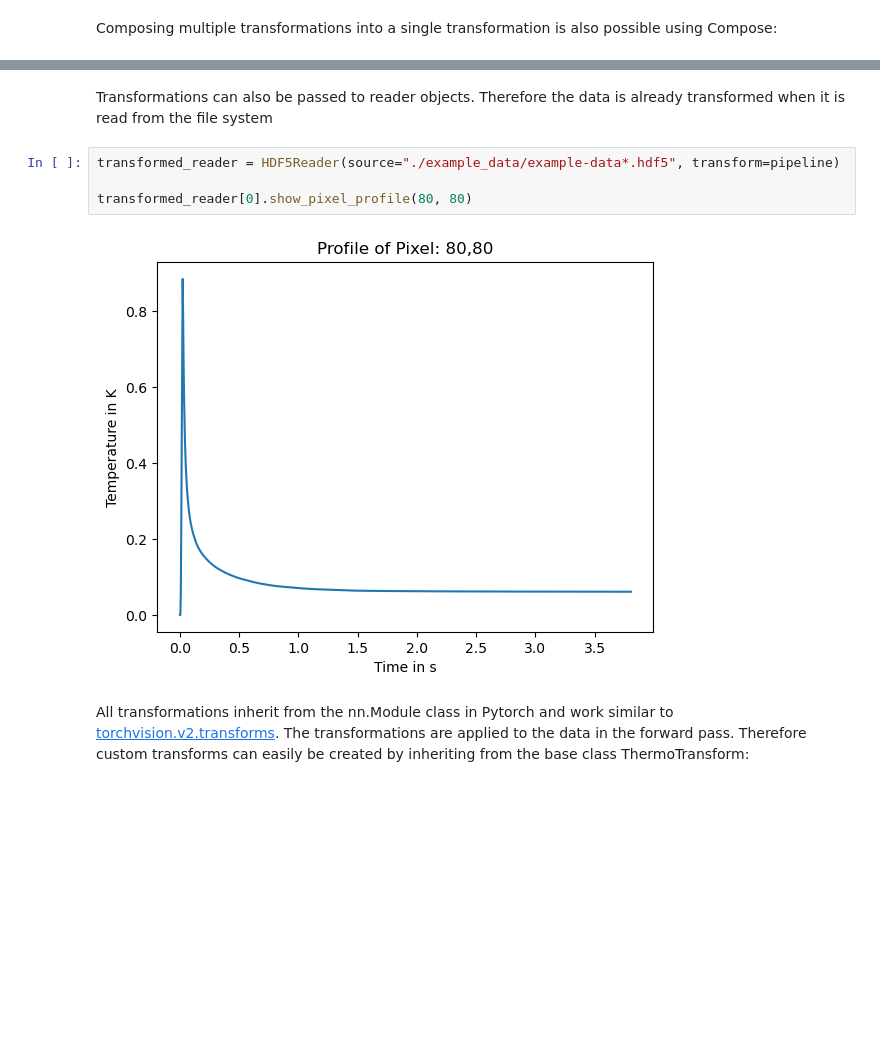
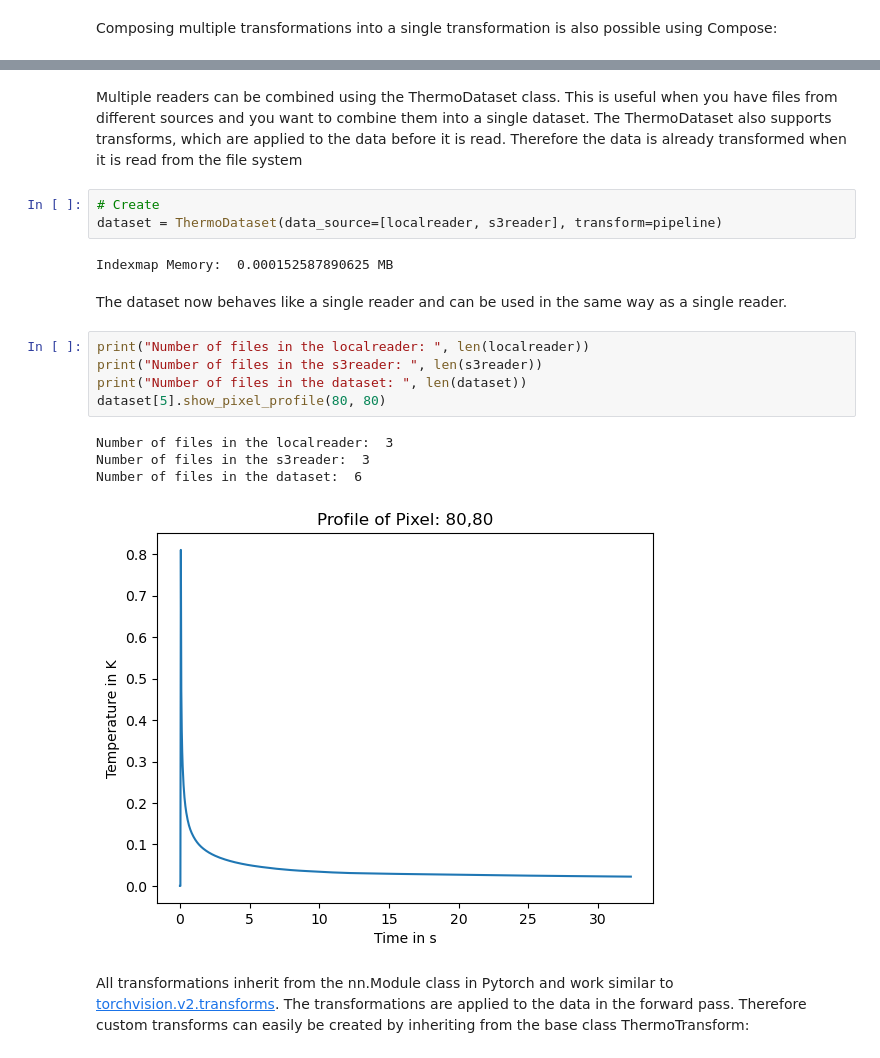
Before and after one commit to voidsy-gmbh/pyThermoNDT, a Jupyter notebook: examples/example3_transforming_data.ipynb, the cells around one changed output, grey strips where cells are left out. Drawn from its saved outputs; the diff is of its cells as text; blank space fills up the shorter version.

```diff
--- a/examples/example3_transforming_data.ipynb
+++ b/examples/example3_transforming_data.ipynb
@@ -41,14 +44,25 @@ container.show_pixel_profile(80, 80)
 # %% [output]
 [figure]
 [figure]
-# %% [markdown]
-Transformations can also be passed to reader objects. Therefore the data is already transformed when it is read from the file system
-# %%
-transformed_reader = HDF5Reader(source="./example_data/example-data*.hdf5", transform=pipeline)
-
-transformed_reader[0].show_pixel_profile(80, 80)
-# %% [output]
-[figure, removed]
+# %% [markdown]
+Multiple readers can be combined using the ThermoDataset class. This is useful when you have files from different sources and you want to combine them into a single dataset. The ThermoDataset also supports transforms, which are applied to the data before it is read. Therefore the data is already transformed when it is read from the file system
+# %%
+# Create
+dataset = ThermoDataset(data_source=[localreader, s3reader], transform=pipeline)
+# %% [output]
+Indexmap Memory:  0.000152587890625 MB
+# %% [markdown]
+The dataset now behaves like a single reader and can be used in the same way as a single reader.
+# %%
+print("Number of files in the localreader: ", len(localreader))
+print("Number of files in the s3reader: ", len(s3reader))
+print("Number of files in the dataset: ", len(dataset))
+dataset[5].show_pixel_profile(80, 80)
+# %% [output]
+Number of files in the localreader:  3
+Number of files in the s3reader:  3
+Number of files in the dataset:  6
+[figure, added]
 # %% [markdown]
 All transformations inherit from the nn.Module class in Pytorch and work similar to [torchvision.v2.transforms](https://pytorch.org/vision/main/auto_examples/transforms/plot_transforms_getting_started.html). The transformations are applied to the data in the forward pass. Therefore custom transforms can easily be created by inheriting from the base class ThermoTransform:
 # %%
```
Also changed, not shown: parts of 5 cells of this notebook, 3 other files.
